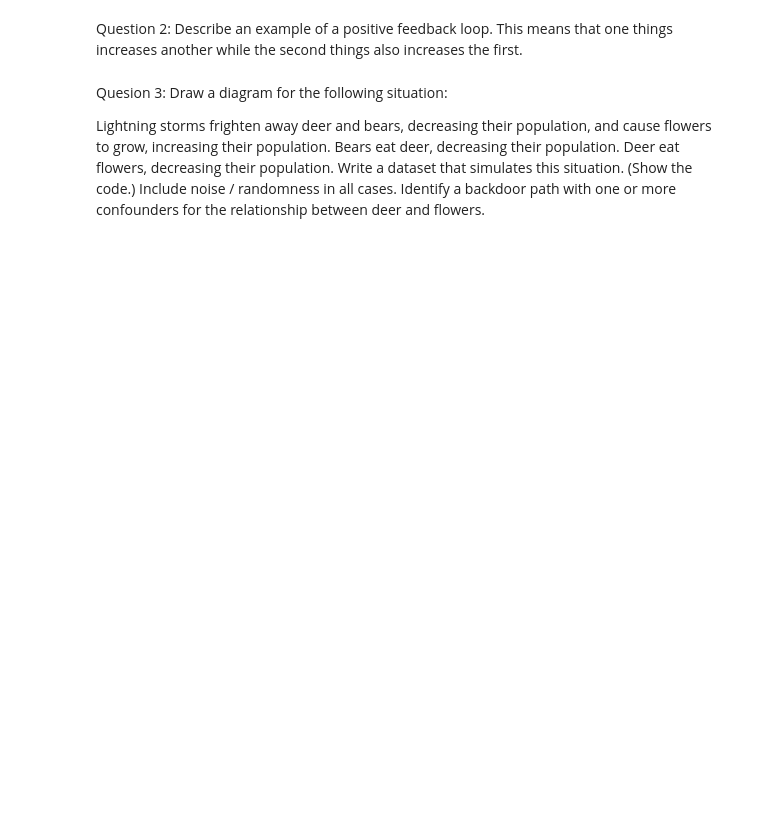
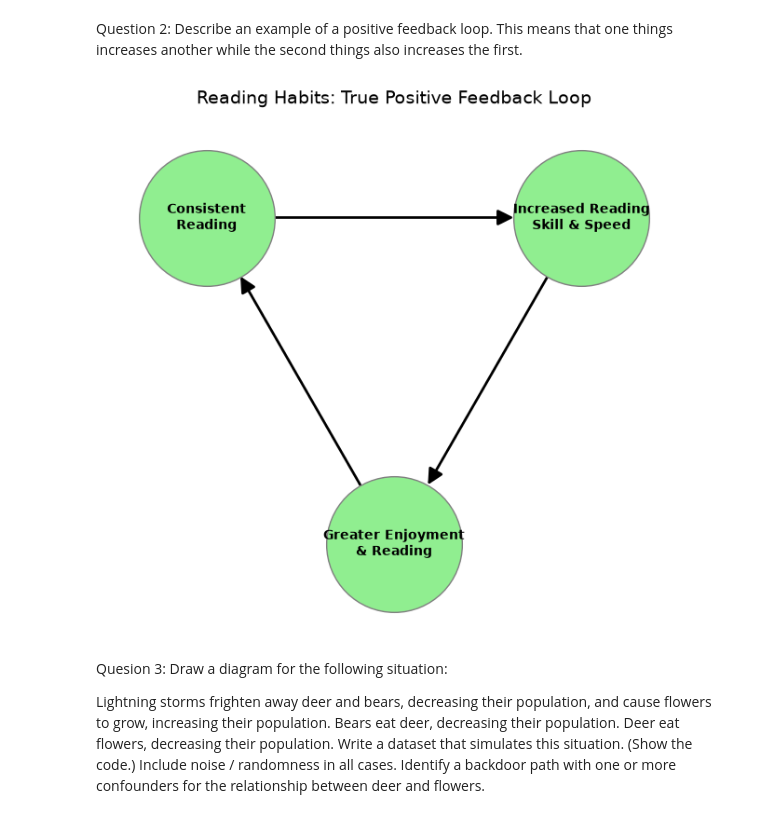
Before and after one commit to tware5-star/DX702-mod-6, a Jupyter notebook: Homework Reflection: Weeks 5-8.ipynb, the cells around one changed output. Cells and saved outputs as stored; diff of their text form; code cells hidden in the pictures; blank space fills up the shorter version.

```diff
--- a/Homework Reflection: Weeks 5-8.ipynb
+++ b/Homework Reflection: Weeks 5-8.ipynb
@@ -13,5 +113,61 @@ Remember that we are using directed acyclic graphs where two things cannot direc
 # %% [markdown]
 Question 2: Describe an example of a positive feedback loop.  This means that one things increases another while the second things also increases the first.
+# %%
+# Initialize a standard Directed Graph
+dag = nx.DiGraph()
+
+# Define the compounding concepts that fuel a true positive feedback loop
+nodes = [
+    "Consistent\nReading",
+    "Increased Reading\nSkill & Speed",
+    "Greater Enjoyment\n& Reading",
+]
+dag.add_nodes_from(nodes)
+
+# Define the reinforcing connections
+edges = [
+    ("Consistent\nReading", "Increased Reading\nSkill & Speed"),
+    ("Increased Reading\nSkill & Speed", "Greater Enjoyment\n& Reading"),
+    ("Greater Enjoyment\n& Reading", "Consistent\nReading"),  # The compounding reinforcement
+]
+dag.add_edges_from(edges)
+
+# Updated layout positions to form a well-balanced triangle
+pos = {
+    "Consistent\nReading": (0, 1),
+    "Increased Reading\nSkill & Speed": (1, 1),
+    "Greater Enjoyment\n& Reading": (0.5, 0),
+}
+
+# Setup the plot canvas
+plt.figure(figsize=(8, 7))
+
+# Draw the nodes with light green to represent growth/positive reinforcement
+nx.draw_networkx_nodes(
+    dag, pos, node_color="lightgreen", node_size=11000, edgecolors="gray"
+)
+
+# Draw the labels inside the nodes
+nx.draw_networkx_labels(dag, pos, font_size=10, font_weight="bold")
+
+# Draw the arrows
+nx.draw_networkx_edges(
+    dag,
+    pos,
+    edgelist=edges,
+    arrowstyle="-|>",
+    arrowsize=25,
+    edge_color="black",
+    width=2,
+    node_size=11000,  # Matches node_size to stop arrowheads perfectly at the borders
+)
+
+plt.title("Reading Habits: True Positive Feedback Loop", fontsize=14, pad=20)
+plt.axis("off")  # Hide the graph axis grid
+plt.margins(0.2)  # Give padding so outer circles aren't cut off
+plt.show()
+# %% [output]
+[figure, added]
 # %% [markdown]
 Quesion 3: Draw a diagram for the following situation:
 
```
Also changed, not shown: parts of 17 cells of this notebook.
